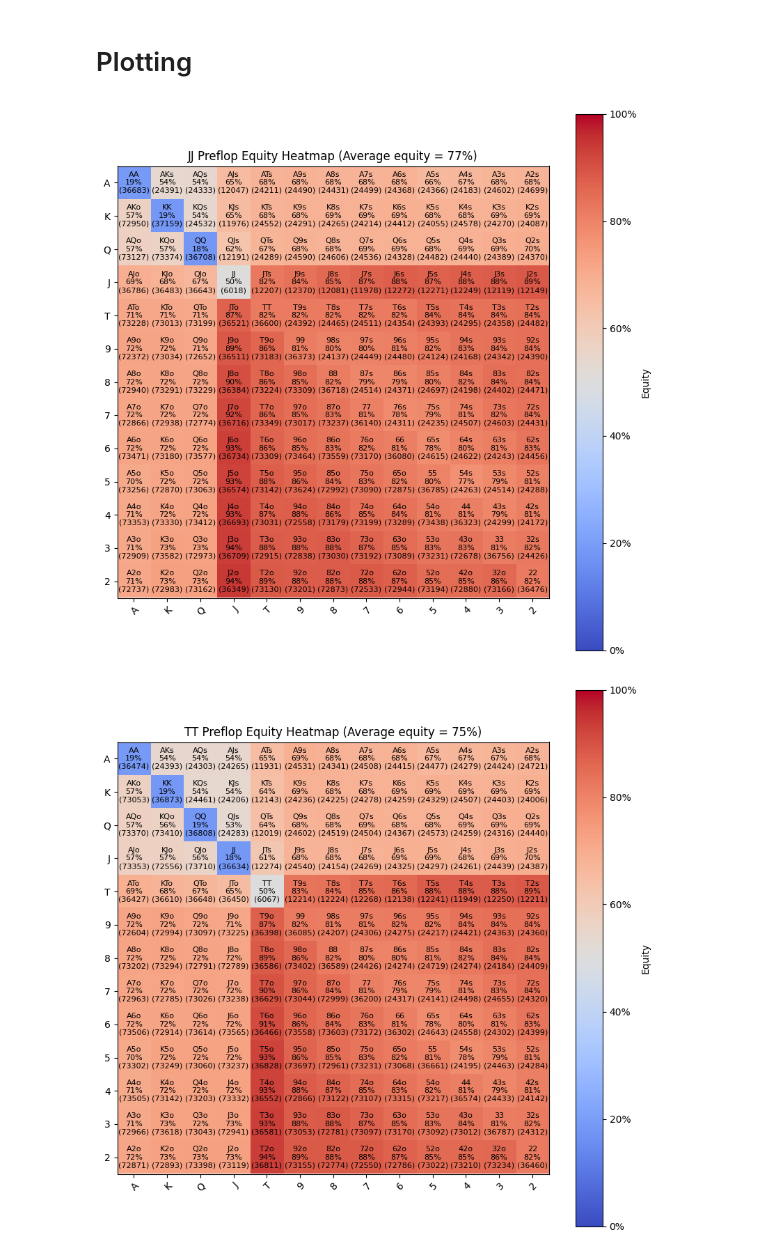
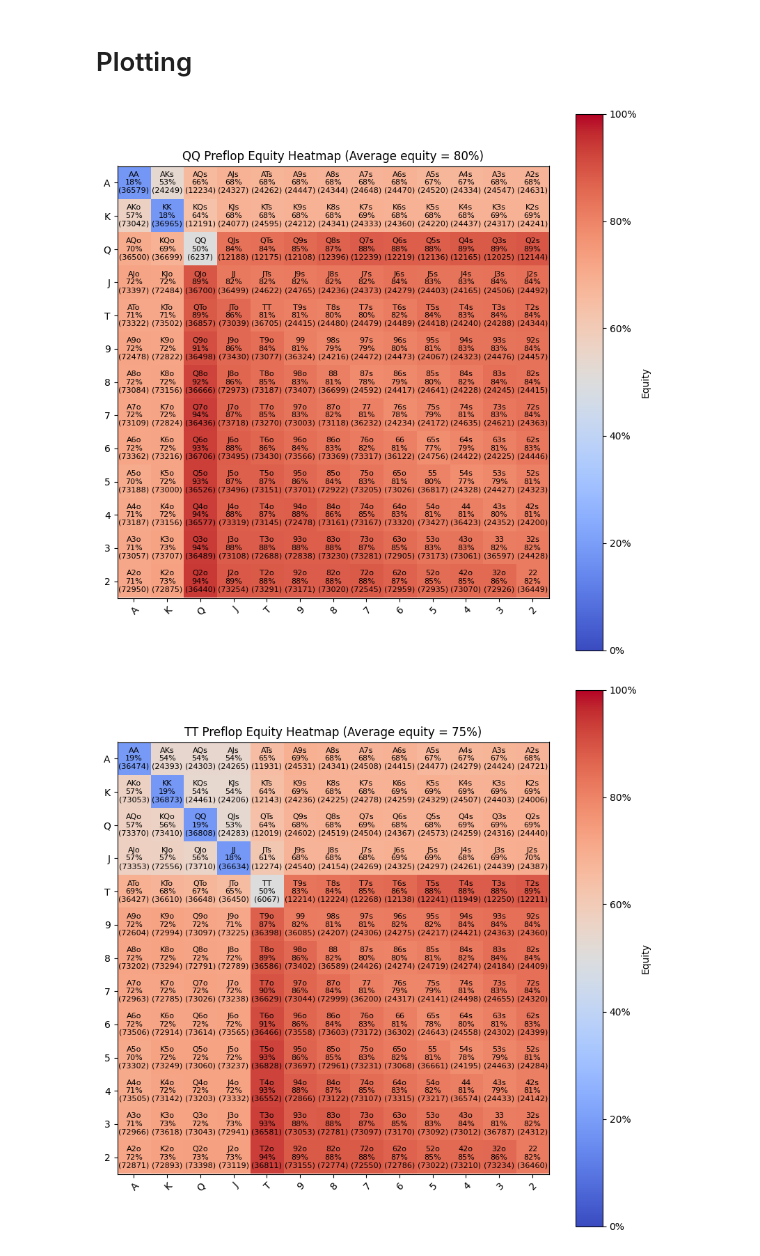
Before and after one commit to PeterFavero/monte_carlo_equity, a Jupyter notebook: preflop_equity.ipynb, the cells around one changed output. Drawn from its saved outputs; the diff is of its cells as text; code cells hidden in the pictures.

```diff
--- a/preflop_equity.ipynb
+++ b/preflop_equity.ipynb
@@ -19,9 +19,9 @@ for i in range(13):
 # %%
 preflop_equity_dict = joblib.load("preflop_equity_dict.joblib")
 # %%
-plot_preflop_equity_matrix("JJ", preflop_equity_dict)
+plot_preflop_equity_matrix("QQ", preflop_equity_dict)
 # %% [output]
-[figure, old version]
+[figure, new version]
 # %%
 plot_preflop_equity_matrix("TT", preflop_equity_dict)
 # %% [output]
```
Also changed, not shown: 1 other file.
